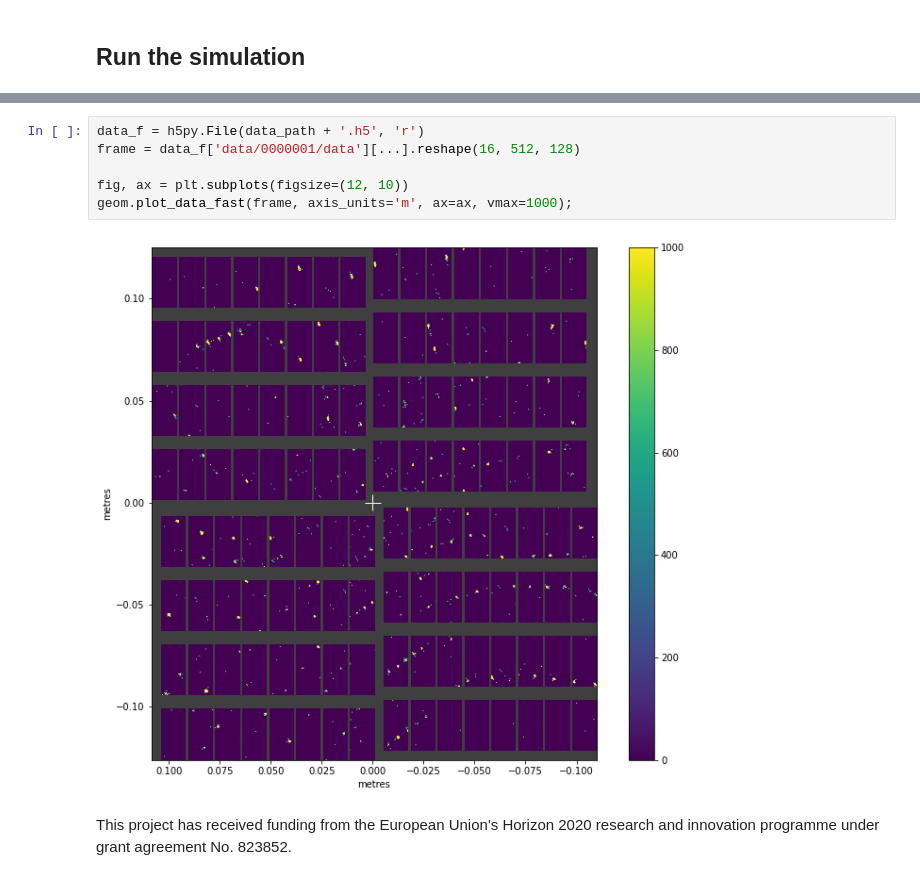
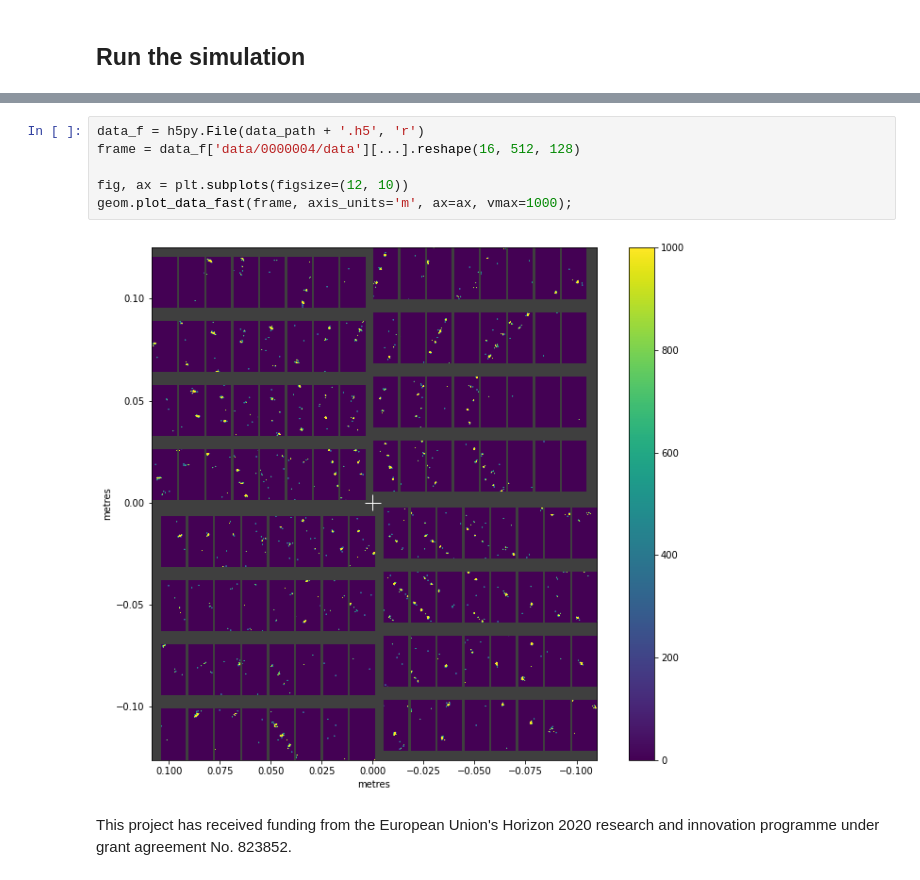
Before and after one commit to PaNOSC-ViNYL/SimEx-notebooks, a Jupyter notebook: SFX/crystFEL.ipynb, the cells around one changed output, grey strips where cells are left out. Drawn from its saved outputs; the diff is of its cells as text.

```diff
--- a/SFX/crystFEL.ipynb
+++ b/SFX/crystFEL.ipynb
@@ -111,10 +133,10 @@ Linking all patterns into /home/jovyan/Untitled Folder/diffr.h5.
 # %%
 data_f = h5py.File(data_path + '.h5', 'r')
-frame = data_f['data/0000001/data'][...].reshape(16, 512, 128)
+frame = data_f['data/0000004/data'][...].reshape(16, 512, 128)
 
 fig, ax = plt.subplots(figsize=(12, 10))
 geom.plot_data_fast(frame, axis_units='m', ax=ax, vmax=1000);
 # %% [output]
-[figure, old version]
+[figure, new version]
 # %% [markdown]
 This project has received funding from the European Union's Horizon 2020 research and innovation programme under grant agreement No. 823852.
```
Also changed, not shown: parts of 4 cells of this notebook.
